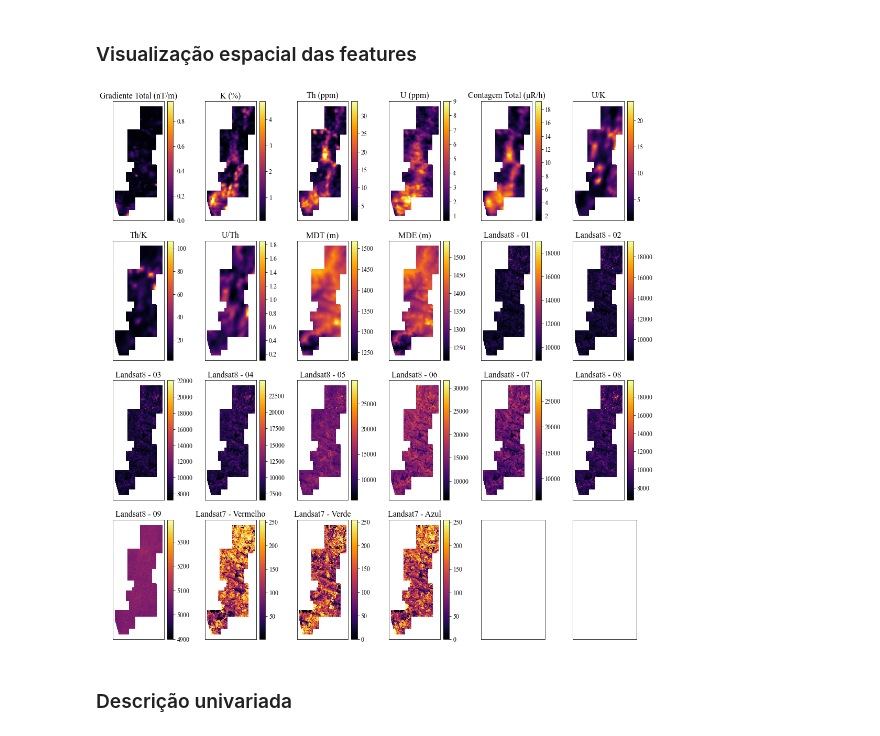
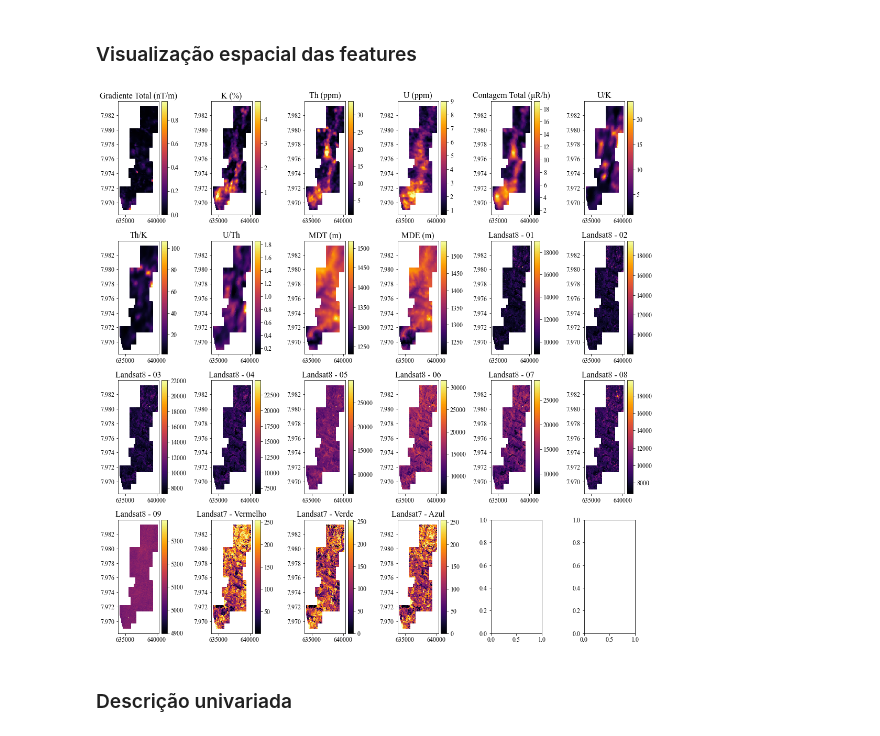
Before and after one commit to fnaghetini/Mapa-Preditivo, a Jupyter notebook: notebook1.ipynb, the cells around one changed output. Cells and saved outputs as stored; diff of their text form; code cells hidden in the pictures.

```diff
--- a/notebook1.ipynb
+++ b/notebook1.ipynb
@@ -468,7 +468,7 @@ for f, t in zip(FEAT, titles):
 plt.rcParams.update({'font.family':'Times New Roman', 'font.size' : 12})
 
 fs_title = 16    # tamanho da fonte dos títulos
-cm = 'inferno'   # mapa de cores
+cm = 'pl'   # mapa de cores
 mk = 's'         # estilo do marcador (quadrado)
 sz = 1           # tamanho do marcador
 col = 'orange'   # cor dos histogramas
@@ -597,20 +597,29 @@ df[GF].describe(percentiles = [0.10, 0.25, 0.50, 0.75, 0.995]).T
 ## Análise Exploratória
 # %% [markdown]
 ### Visualização espacial das features
+# %%
+# criação de uma cópia do dataframe
+df_plt = df.copy(deep = True)
+
+# divisão realizada para fins de plotagem
+df_plt['Y_SIR'] = df_plt['Y_SIR'] / 10E5
 # %%
-fig, axs = plt.subplots(nrows = 4, ncols = 6, figsize = (15, 15),
-                        subplot_kw = {'xticks' : [], 'yticks' : []})
+# layout dos plots
+fig, axs = plt.subplots(nrows = 4, ncols = 6, figsize = (15, 15))
 
+# coordenadas X e Y
 X, Y = COORD[0], COORD[1]
 
+# plotagem dos mapas das features
 for ax, f in zip(axs.flat, dic_features):
-    g = ax.scatter(data = df, x = X, y = Y, c = f, cmap = cm, s = sz, marker = mk)
+    g = ax.scatter(data = df_plt, x = X, y = Y, c = f, cmap = cm, s = sz, marker = mk)
     fig.colorbar(g, ax = ax)
     ax.set_title(str(dic_features[f]), size = fs_title)
 
+# layout ajustado
 plt.tight_layout();
 # %% [output]
-[figure, old version]
+[figure, new version]
 # %% [markdown]
 ### Descrição univariada
 # %% [markdown]
```
Also changed, not shown: parts of 4 cells of this notebook.
